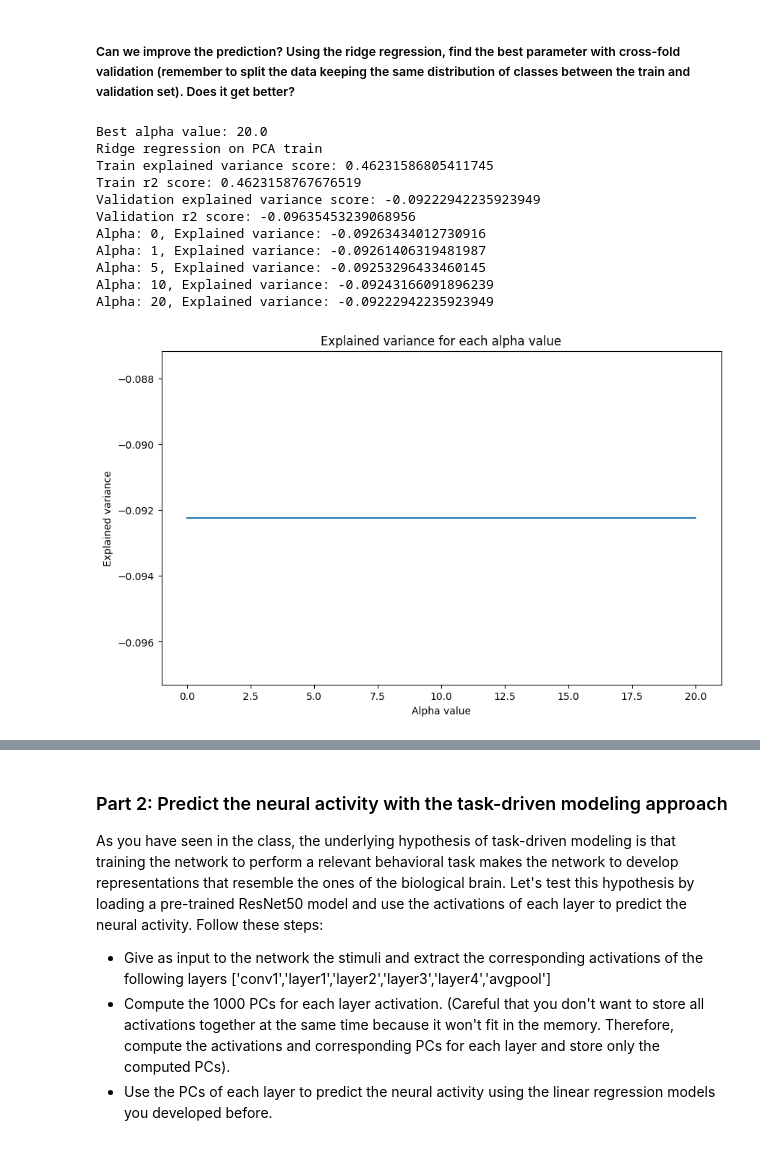
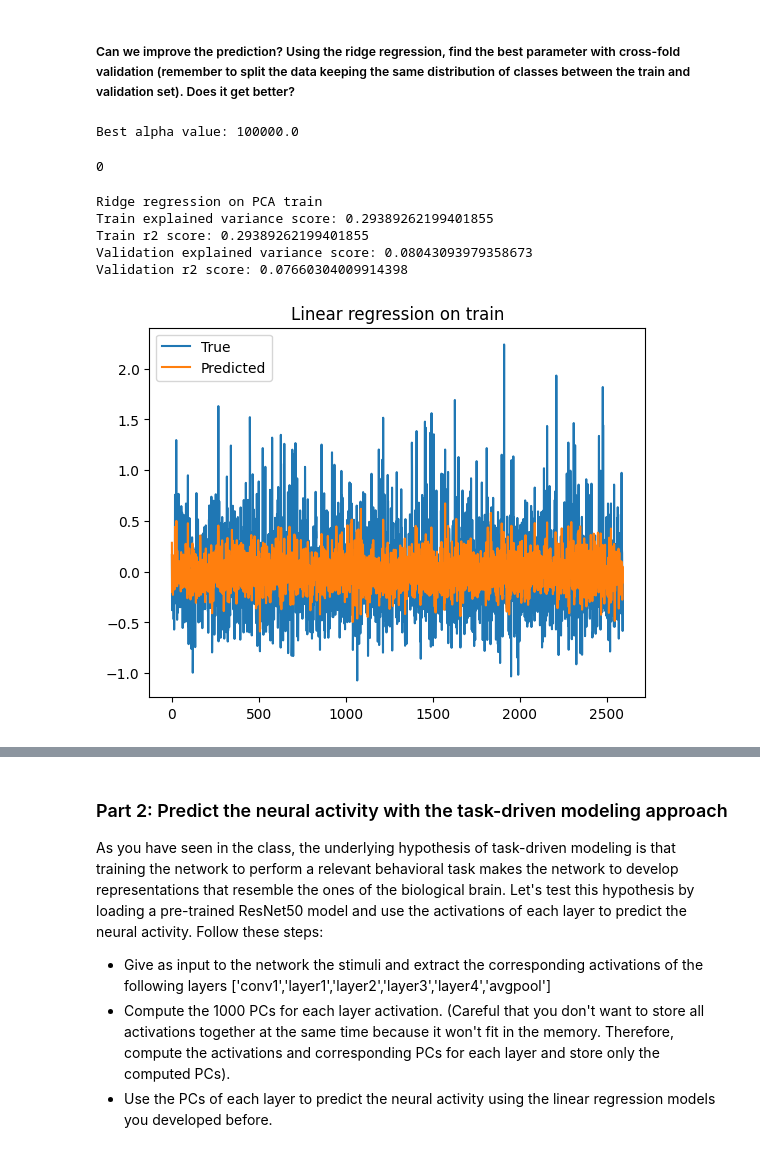
Before and after one commit to GuilhermeCosta-Ferreira/BLCI_G21, a Jupyter notebook: week6.ipynb, the cells around one changed output, grey strips where cells are left out. Cells and saved outputs as stored; diff of their text form; code cells hidden in the pictures.

```diff
--- a/week6.ipynb
+++ b/week6.ipynb
@@ -191,56 +234,46 @@ print('Validation r2 score: {}'.format(r2_score(spikes_val, predictions_val_pca)
 # %% [markdown]
 ##### Can we improve the prediction? Using the ridge regression, find the best parameter with cross-fold validation (remember to split the data keeping the same distribution of classes between the train and validation set). Does it get better?
 # %%
-#### Here your code
 # Perform ridge regression on the PCA transformed training data using cross-validation to find the best alpha value
 ridge = Ridge()
-alphas = np.linspace(0, 20, 100)
+alphas = np.linspace(0, 100000, 100)
 param_grid = {'alpha': alphas}
 
-# apply a grid search to find the best alpha value
-grid_search = GridSearchCV(ridge, param_grid, cv=5)
+# Use explained variance as the scoring metric
+grid_search = GridSearchCV(ridge, param_grid, cv=5, scoring='explained_variance')
 grid_search.fit(stimulus_train_pca, spikes_train)
 
 best_alpha = grid_search.best_params_['alpha']
 print('Best alpha value: {}'.format(best_alpha))
-# apply ridge regression with the best alpha value
+
+# Apply ridge regression with the best alpha value
 ridge = Ridge(alpha=best_alpha)
 ridge.fit(stimulus_train_pca, spikes_train)
 predictions_train_ridge = ridge.predict(stimulus_train_pca)
 predictions_val_ridge = ridge.predict(stimulus_val_pca)
 
-# Inspect
-print('Ridge regression on PCA train')
-print('Train explained variance score: {}'.format(explained_variance_score(spikes_train, predictions_train_ridge)))
-print('Train r2 score: {}'.format(r2_score(spikes_train, predictions_train_ridge)))
-print('Validation explained variance score: {}'.format(explained_variance_score(spikes_val, predictions_val_ridge)))
-print('Validation r2 score: {}'.format(r2_score(spikes_val, predictions_val_ridge)))
-
-# print the value of the explained variance when using alpha = 0, 1, 5, 10, and 20
-alphas = [0, 1, 5, 10, 20]
-for alpha in alphas:
-    ridge = Ridge(alpha=alpha)
-    ridge.fit(stimulus_train_pca, spikes_train)
-    predictions_val_ridge = ridge.predict(stimulus_val_pca)
-    print('Alpha: {}, Explained variance: {}'.format(alpha, explained_variance_score(spikes_val, predictions_val_ridge)))
-
-# plot the explained variance for each alpha value
-plt.figure(figsize=(10, 6))
-plt.plot(alphas, [explained_variance_score(spikes_val, ridge.predict(stimulus_val_pca)) for alpha in alphas])
-plt.xlabel('Alpha value')
-plt.ylabel('Explained variance')
-plt.title('Explained variance for each alpha value')
-plt.show()
+os.system('afplay /System/Library/Sounds/Ping.aiff') # Notifies when the code is done
 # %% [output]
-Best alpha value: 20.0
-Ridge regression on PCA train
-Train explained variance score: 0.46231586805411745
-Train r2 score: 0.4623158767676519
-Validation explained variance score: -0.09222942235923949
-Validation r2 score: -0.09635453239068956
-Alpha: 0, Explained variance: -0.09263434012730916
-Alpha: 1, Explained variance: -0.09261406319481987
-Alpha: 5, Explained variance: -0.09253296433460145
-Alpha: 10, Explained variance: -0.09243166091896239
-Alpha: 20, Explained variance: -0.09222942235923949
+Best alpha value: 100000.0
-[figure, removed]
+0
+# %%
+# Inspect
+print('Ridge regression on PCA train')
+print('Train explained variance score: {}'.format(explained_variance_score(spikes_train, predictions_train_ridge)))
+print('Train r2 score: {}'.format(r2_score(spikes_train, predictions_train_ridge)))
+print('Validation explained variance score: {}'.format(explained_variance_score(spikes_val, predictions_val_ridge)))
+print('Validation r2 score: {}'.format(r2_score(spikes_val, predictions_val_ridge)))
+
+plt.figure()
+plt.title('Linear regression on train')
+plt.plot(spikes_train[:, neuron_idx], label='True')
+plt.plot(predictions_train_ridge[:, neuron_idx], label='Predicted')
+plt.legend()
+plt.show()
+# %% [output]
+Ridge regression on PCA train
+Train explained variance score: 0.29389262199401855
+Train r2 score: 0.29389262199401855
+Validation explained variance score: 0.08043093979358673
+Validation r2 score: 0.07660304009914398
+[figure, added]
```
Also changed, not shown: parts of 15 cells of this notebook, 2 other files.
